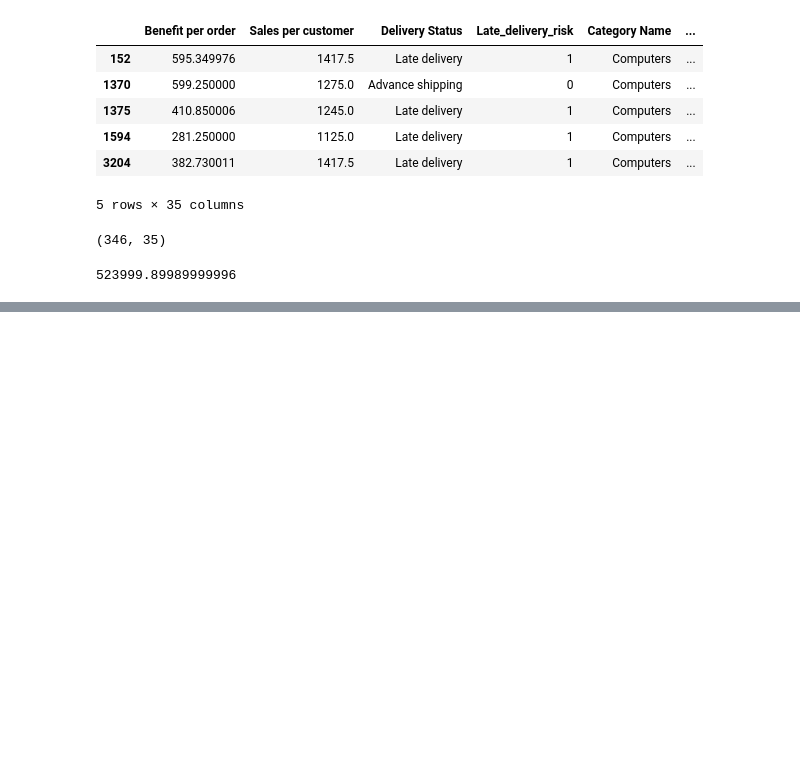
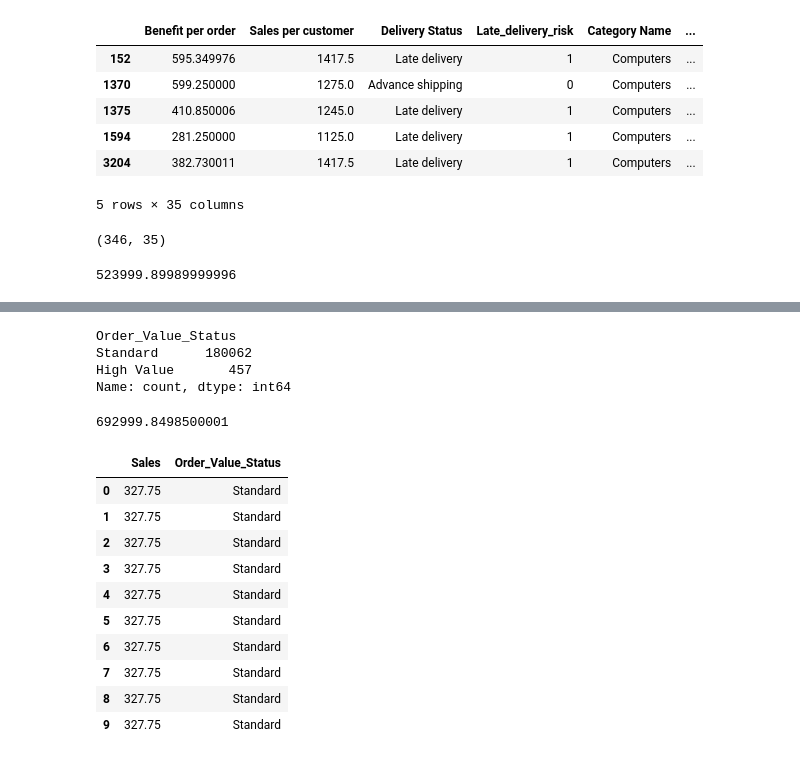
Before and after one commit to ivaibhavpawar1045/Python-Data-Analytics, a Jupyter notebook: 27_Advanced_Pandas_II/advanced_pandas.ipynb, the cells around one changed output, grey strips where cells are left out. Cells and saved outputs as stored; diff of their text form; code cells hidden in the pictures; blank space fills up the shorter version.

```diff
--- a/27_Advanced_Pandas_II/advanced_pandas.ipynb
+++ b/27_Advanced_Pandas_II/advanced_pandas.ipynb
@@ -188,0 +193,4 @@ high_value_orders["Sales"].sum()
+# %%
+df["Discounted_Sales_Apply"] = df["Sales"].apply(
+    lambda x: x * 0.90
+)
@@ -188,0 +211,2 @@ high_value_orders["Sales"].sum()
+# %%
+df["Discounted_Sales_Vectorized"] = df["Sales"] * 0.90
@@ -188,0 +226,38 @@ high_value_orders["Sales"].sum()
+# %%
+df["Order_Value_Status"] =np.where(
+      df["Sales"] >= 1000 ,
+      "High Value",
+      "Standard"
+)
+df["Order_Value_Status"].value_counts()
+# %% [output]
+Order_Value_Status
+Standard      180062
+High Value       457
+Name: count, dtype: int64
+# %%
+high_value_sales = df.loc[
+    df["Order_Value_Status"] == "High Value",
+    "Sales"
+].sum()
+
+high_value_sales
+# %% [output]
+692999.8498500001
+# %%
+df[[
+    "Sales",
+    "Order_Value_Status"
+]].head(10)
+# %% [output]
+|  | Sales | Order_Value_Status |
+| 0 | 327.75 | Standard |
+| 1 | 327.75 | Standard |
+| 2 | 327.75 | Standard |
+| 3 | 327.75 | Standard |
+| 4 | 327.75 | Standard |
+| 5 | 327.75 | Standard |
+| 6 | 327.75 | Standard |
+| 7 | 327.75 | Standard |
+| 8 | 327.75 | Standard |
+| 9 | 327.75 | Standard |
```
Also changed, not shown: parts of 7 cells of this notebook, 1 other file.
